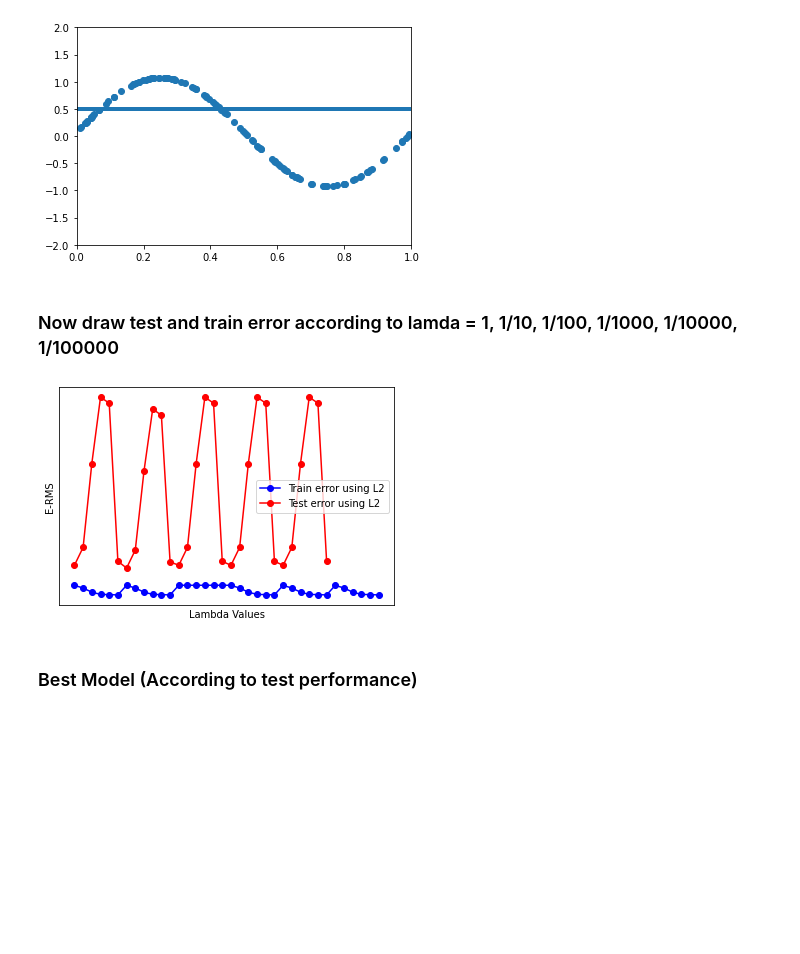
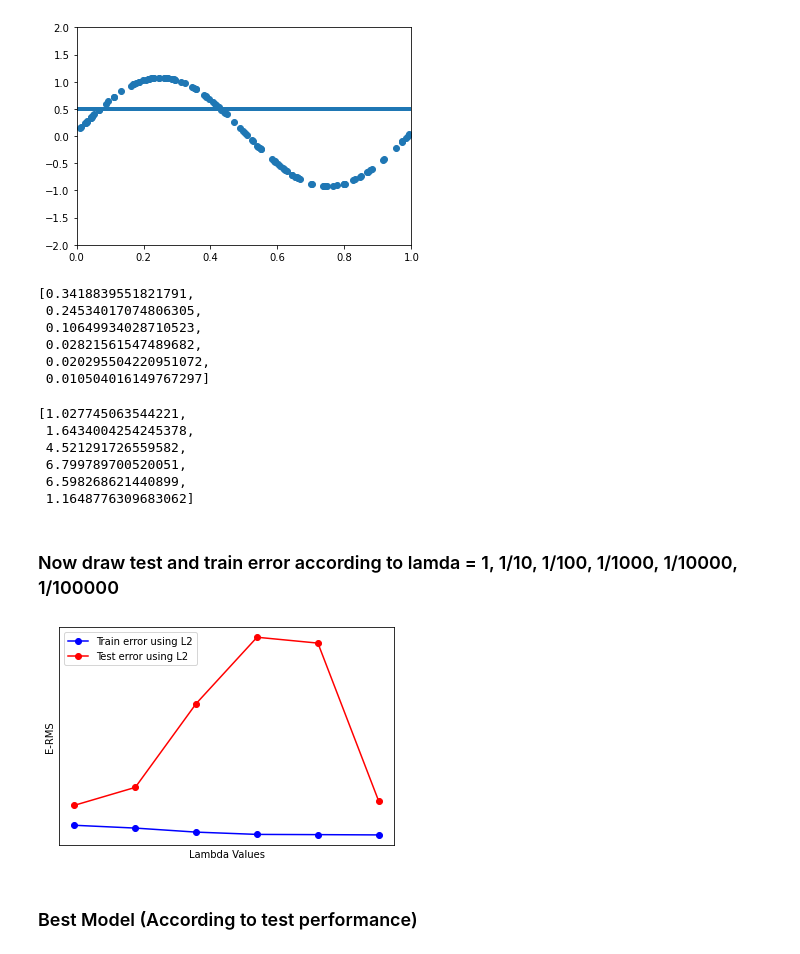
Before and after one commit to jay-thakur/Concept_of_Overfitting, a Jupyter notebook: Concept_of_Overfitting.ipynb, the cells around one changed output. Saved outputs shown, nothing was run; the diff lists cells and outputs as text; code cells hidden in the pictures; blank space fills up the shorter version.

Commit message:
updated train, test ridge error

```diff
--- a/Concept_of_Overfitting.ipynb
+++ b/Concept_of_Overfitting.ipynb
@@ -312,6 +312,9 @@ we will use L2 Regularisation - Ridge Regression
 ### Draw chart for lambda is 1, 1/10, 1/100, 1/1000, 1/10000, 1/100000
 # %%
 lambda_values = [1, 1/10, 1/100, 1/1000, 1/10000, 1/100000]
+
+train_error_ridge = []
+test_error_ridge = []
 
 for lambda_value in lambda_values:
     polynomial_features= PolynomialFeatures(degree=9)
@@ -340,23 +343,41 @@ for lambda_value in lambda_values:
 [figure]
 [figure]
 [figure]
+# %%
+train_error_ridge
+# %% [output]
+[0.3418839551821791,
+ 0.24534017074806305,
+ 0.10649934028710523,
+ 0.02821561547489682,
+ 0.020295504220951072,
+ 0.010504016149767297]
+# %%
+test_error_ridge
+# %% [output]
+[1.027745063544221,
+ 1.6434004254245378,
+ 4.521291726559582,
+ 6.799789700520051,
+ 6.598268621440899,
+ 1.1648776309683062]
 # %% [markdown]
 ### Now draw test  and train error according to lamda = 1, 1/10, 1/100, 1/1000, 1/10000, 1/100000
 # %%
-plt.plot(train_error_ridge, label="Train error using L2", marker='o', color='blue')
-plt.plot(test_error_ridge, label="Test error using L2", marker='o', color='red')
+plt.plot(train_error_ridge, label="Train error using L2", color='blue', marker='o')
+plt.plot(test_error_ridge, label="Test error using L2", color='red', marker='o')
 
 plt.xticks([])
 plt.yticks([])
 
 plt.xlabel("Lambda Values")
 plt.ylabel("E-RMS")
 
 plt.legend(loc="best")
 
 plt.show()
 # %% [output]
-[figure, old version]
+[figure, new version]
 # %% [markdown]
 ### Best Model (According to test performance)
 # %% [markdown]
```
